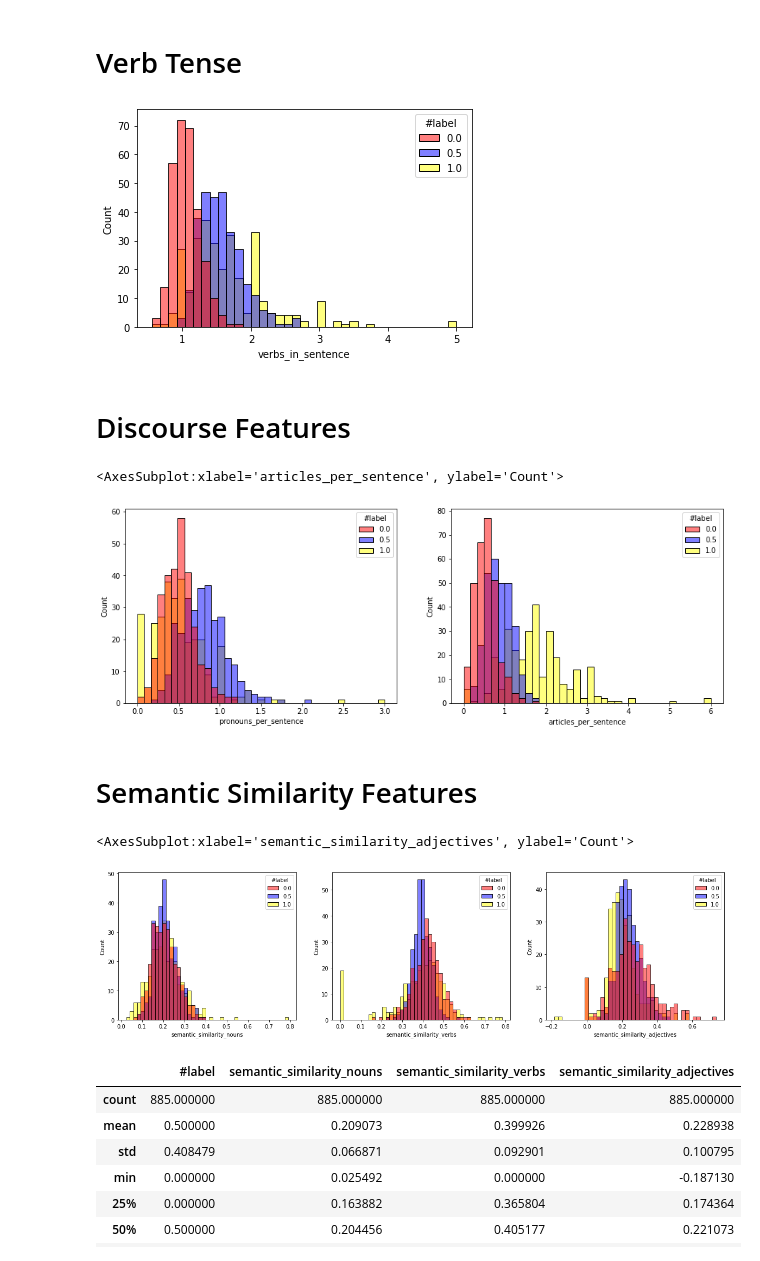
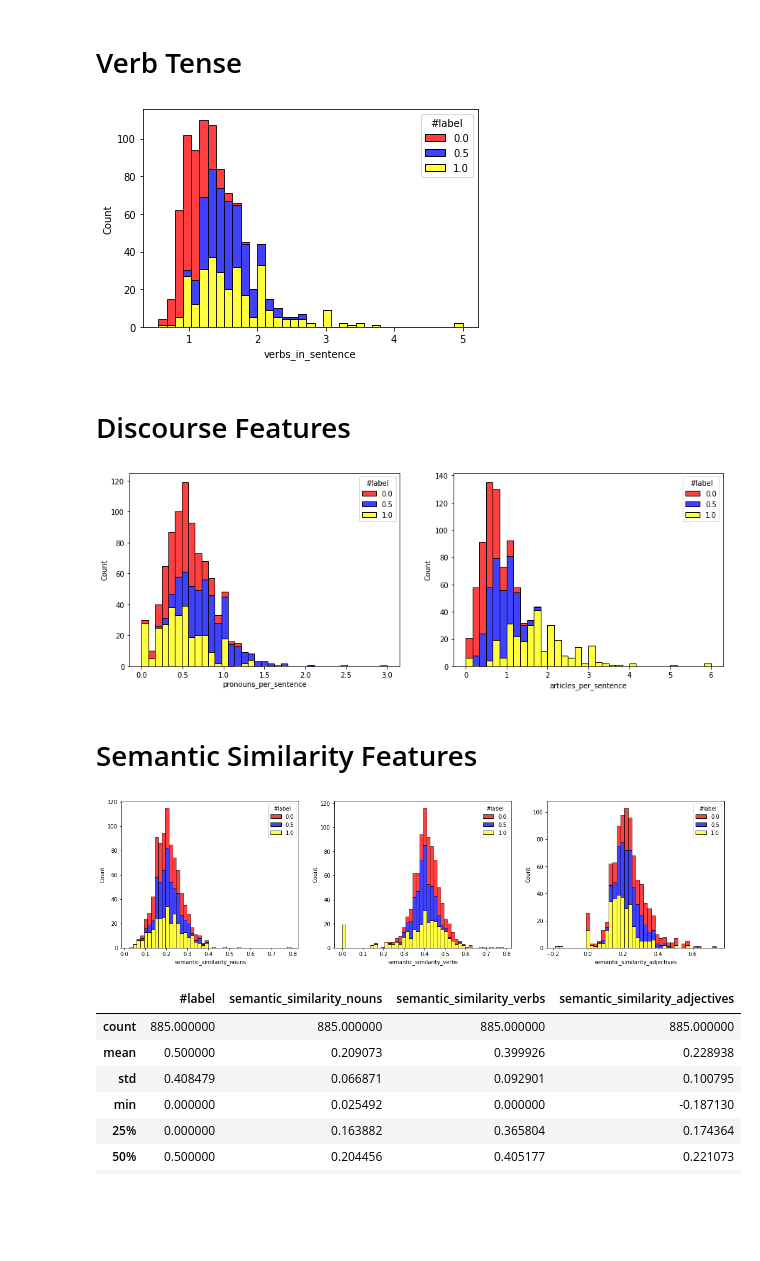
Before and after one commit to DanielAweis/TextComplexityFeatures, a Jupyter notebook: data_analysis/data_analysis_lexica_corpus.ipynb, the cells around one changed output. Cells and saved outputs as stored; diff of their text form; code cells hidden in the pictures; blank space fills up the shorter version.

```diff
--- a/data_analysis/data_analysis_lexica_corpus.ipynb
+++ b/data_analysis/data_analysis_lexica_corpus.ipynb
@@ -165,9 +165,10 @@ pos_miniklexi = tense_df.loc[df["#label"] == 0.0]
 pos_klexikon = tense_df.loc[df["#label"] == 0.5]
 pos_wiki = tense_df.loc[df["#label"] == 1.0]
 # %%
-x = sns.histplot(data=tense_df, x="verbs_in_sentence", hue="#label", palette=["red", "blue", "yellow"])
+x = sns.histplot(data=tense_df, x="verbs_in_sentence", hue="#label", palette=["red", "blue", "yellow"], multiple="stack")
+plt.savefig("verb_tense.svg")
 # %% [output]
-[figure, old version]
+[figure, new version]
 # %% [markdown]
 # Discourse Features
 # %%
@@ -177,11 +178,11 @@ pos_klexikon = discourse_df.loc[df["#label"] == 0.5]
 pos_wiki = discourse_df.loc[df["#label"] == 1.0]
 # %%
 fig, axes = plt.subplots(nrows=1, ncols = 2, figsize=(15, 5))
-sns.histplot(ax=axes[0], data=discourse_df, x="pronouns_per_sentence", hue="#label", palette=["red", "blue", "yellow"])
-sns.histplot(ax=axes[1], data=discourse_df, x="articles_per_sentence", hue="#label", palette=["red", "blue", "yellow"])
+sns.histplot(ax=axes[0], data=discourse_df, x="pronouns_per_sentence", hue="#label", palette=["red", "blue", "yellow"], multiple="stack")
+sns.histplot(ax=axes[1], data=discourse_df, x="articles_per_sentence", hue="#label", palette=["red", "blue", "yellow"], multiple="stack")
+plt.savefig("discourse.svg")
 # %% [output]
-<AxesSubplot:xlabel='articles_per_sentence', ylabel='Count'>
-[figure, old version]
+[figure, new version]
 # %% [markdown]
 # Semantic Similarity Features
 # %%
@@ -191,12 +192,12 @@ pos_klexikon = sem_sim_df.loc[df["#label"] == 0.5]
 pos_wiki = sem_sim_df.loc[df["#label"] == 1.0]
 # %%
 fig, axes = plt.subplots(nrows=1, ncols = 3, figsize=(20, 5))
-sns.histplot(ax=axes[0], data=sem_sim_df, x="semantic_similarity_nouns", hue="#label", palette=["red", "blue", "yellow"])
-sns.histplot(ax=axes[1], data=sem_sim_df, x="semantic_similarity_verbs", hue="#label", palette=["red", "blue", "yellow"])
-sns.histplot(ax=axes[2], data=sem_sim_df, x="semantic_similarity_adjectives", hue="#label", palette=["red", "blue", "yellow"])
+sns.histplot(ax=axes[0], data=sem_sim_df, x="semantic_similarity_nouns", hue="#label", palette=["red", "blue", "yellow"], multiple="stack")
+sns.histplot(ax=axes[1], data=sem_sim_df, x="semantic_similarity_verbs", hue="#label", palette=["red", "blue", "yellow"], multiple="stack")
+sns.histplot(ax=axes[2], data=sem_sim_df, x="semantic_similarity_adjectives", hue="#label", palette=["red", "blue", "yellow"], multiple="stack")
+plt.savefig("semantic.svg")
 # %% [output]
-<AxesSubplot:xlabel='semantic_similarity_adjectives', ylabel='Count'>
-[figure, old version]
+[figure, new version]
 # %%
 sem_sim_df.describe()
 # %% [output]
```
Also changed, not shown: parts of 5 cells of this notebook, 10 other files.
